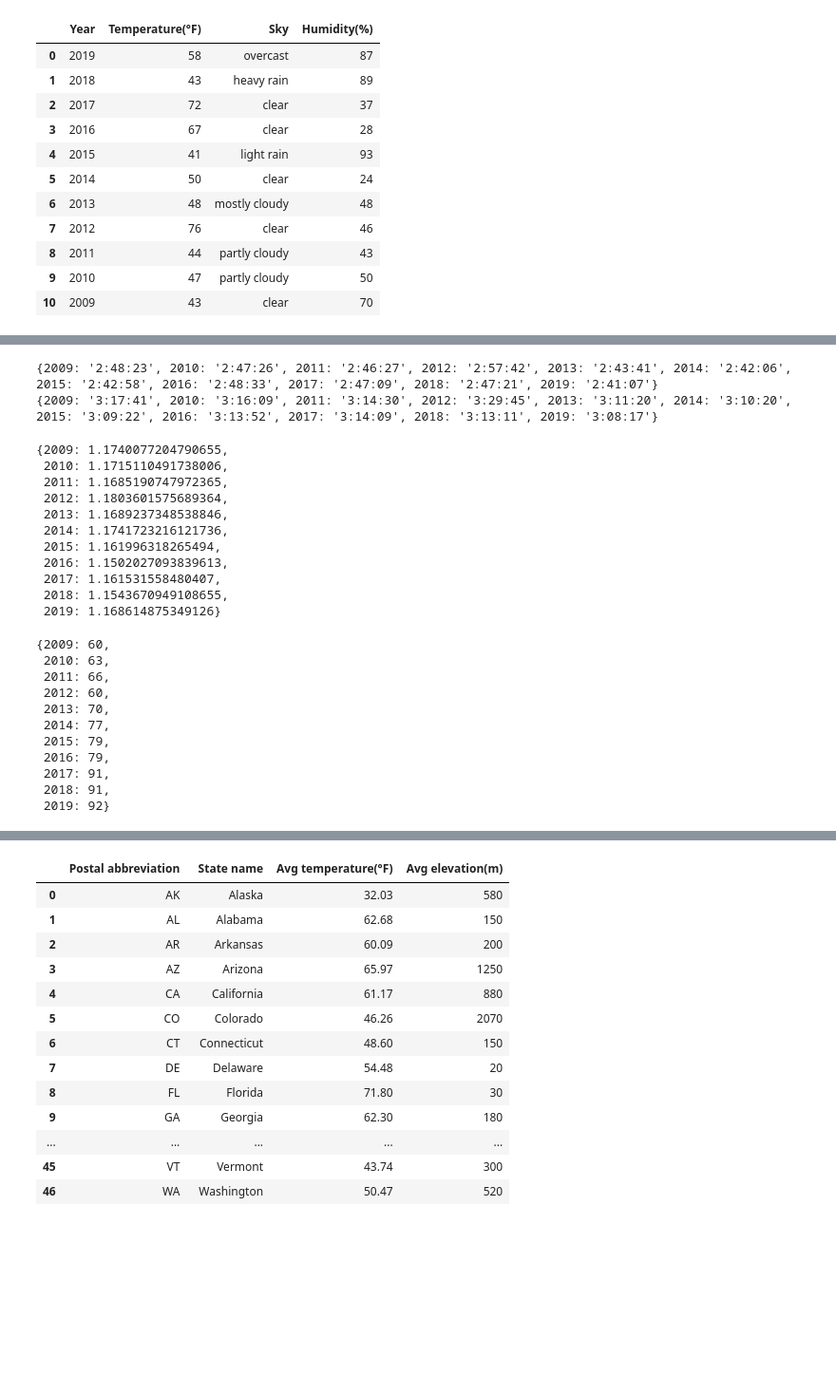
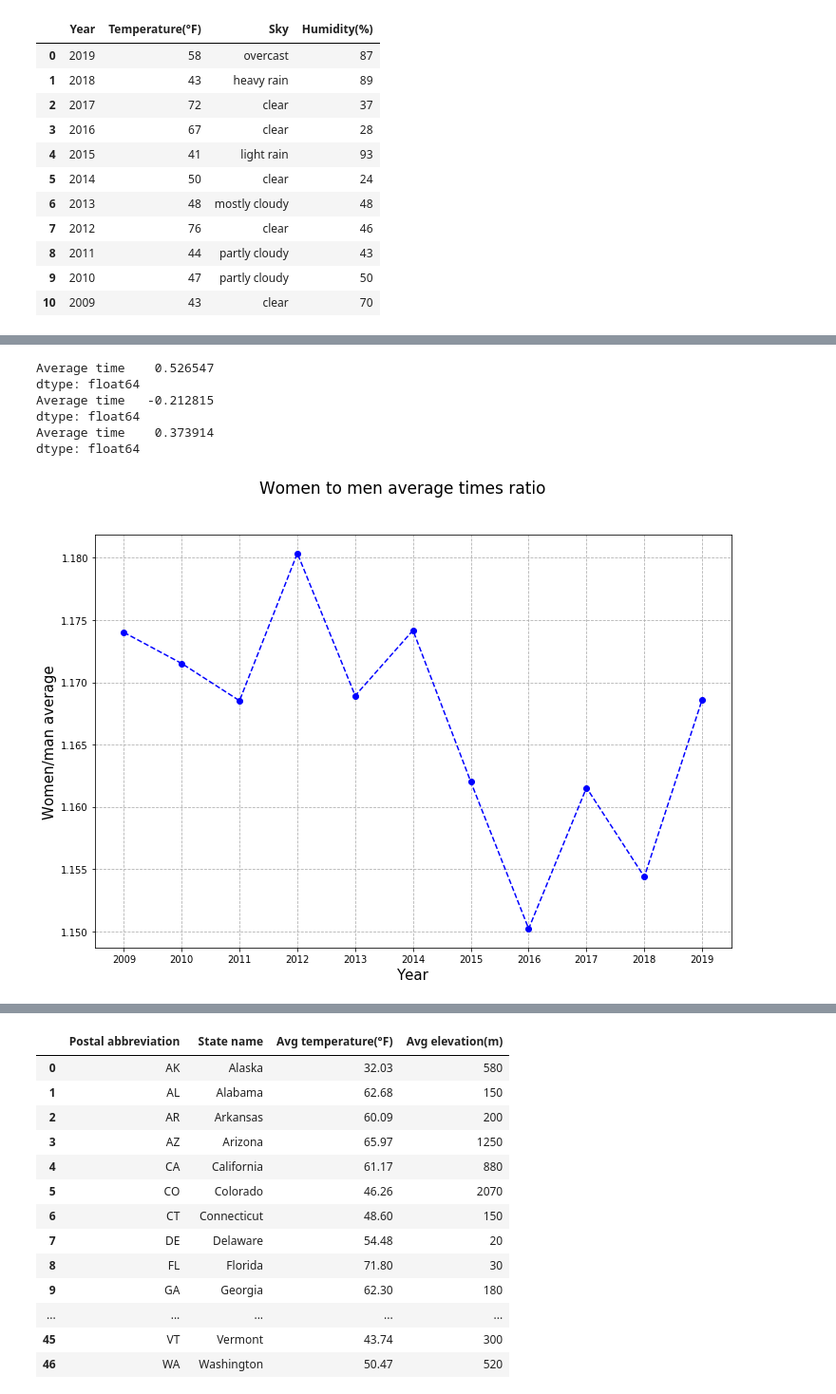
Before and after one commit to tadeq/Boston-marathon-data-analysis, a Jupyter notebook: data_analysis.ipynb, the cells around one changed output, grey strips where cells are left out. Shown at 95% size. Drawn from its saved outputs; the diff is of its cells as text; code cells hidden in the pictures; blank space fills up the shorter version.

```diff
--- a/data_analysis.ipynb
+++ b/data_analysis.ipynb
@@ -118,38 +139,33 @@ weather
+# %%
+sky_conditions_rates = {'clear' : 5, 'partly cloudy' : 4, 'mostly cloudy' : 3, 'overcast' : 2, 'light rain' : 1, 'heavy rain' : 0}
+def get_sky_conditions_rates(conditions):
+    return sky_conditions_rates[conditions]
+print(pd.DataFrame(times_and_weather['Average time']).corrwith(times_and_weather['Temperature(°F)']))
+print(pd.DataFrame(times_and_weather['Average time']).corrwith(times_and_weather['Humidity(%)']))
+print(pd.DataFrame(times_and_weather['Average time']).corrwith(times_and_weather['Sky'].apply(get_sky_conditions_rates)))
+# %% [output]
+Average time    0.526547
+dtype: float64
+Average time   -0.212815
+dtype: float64
+Average time    0.373914
+dtype: float64
 # %%
 best_1000_men_by_year = {year : results[results['M/F']=='M'] for year, results in results_by_year.items()}
 best_1000_women_by_year = {year : results[results['M/F']=='F'] for year, results in results_by_year.items()}
 mean_times_men = {year : seconds_to_timestamp(get_mean_official_time(results.head(1000))) for year, results in best_1000_men_by_year.items()}
-print(mean_times_men)
 mean_times_women = {year : seconds_to_timestamp(get_mean_official_time(results.head(1000))) for year, results in best_1000_women_by_year.items()}
-print(mean_times_women)
 women_to_men_time = {year : timestamp_to_seconds(women_time)/timestamp_to_seconds(men_time) for ((year, women_time), men_time) in zip (mean_times_women.items(), mean_times_men.values())}
 women_to_men_time
+fig, ax = plt.subplots()
+fig.set_size_inches(12,8)
+fig.suptitle('Women to men average times ratio', fontsize=17)
+ax.plot(list(women_to_men_time.keys()), list(women_to_men_time.values()), linestyle='--', marker='o', color='b')
+ax.set_xlabel('Year', fontsize=15)
+ax.set_ylabel('Women/man average', fontsize=15)
+ax.set_xticks(list(women_to_men_time.keys()))
+ax.set_xticklabels(list(women_to_men_time.keys()))
+plt.grid(linestyle='--')
+plt.show()
 # %% [output]
-{2009: '2:48:23', 2010: '2:47:26', 2011: '2:46:27', 2012: '2:57:42', 2013: '2:43:41', 2014: '2:42:06', 2015: '2:42:58', 2016: '2:48:33', 2017: '2:47:09', 2018: '2:47:21', 2019: '2:41:07'}
-{2009: '3:17:41', 2010: '3:16:09', 2011: '3:14:30', 2012: '3:29:45', 2013: '3:11:20', 2014: '3:10:20', 2015: '3:09:22', 2016: '3:13:52', 2017: '3:14:09', 2018: '3:13:11', 2019: '3:08:17'}
-{2009: 1.1740077204790655,
- 2010: 1.1715110491738006,
- 2011: 1.1685190747972365,
- 2012: 1.1803601575689364,
- 2013: 1.1689237348538846,
- 2014: 1.1741723216121736,
- 2015: 1.161996318265494,
- 2016: 1.1502027093839613,
- 2017: 1.161531558480407,
- 2018: 1.1543670949108655,
- 2019: 1.168614875349126}
+[figure, added]
-# %%
-countries_represented_by_year = {year : results['Country'].nunique() for year, results in results_by_year.items()}
-countries_represented_by_year
-# %% [output]
-{2009: 60,
- 2010: 63,
- 2011: 66,
- 2012: 60,
- 2013: 70,
- 2014: 77,
- 2015: 79,
- 2016: 79,
- 2017: 91,
- 2018: 91,
- 2019: 92}
```
Also changed, not shown: parts of 4 cells of this notebook.
